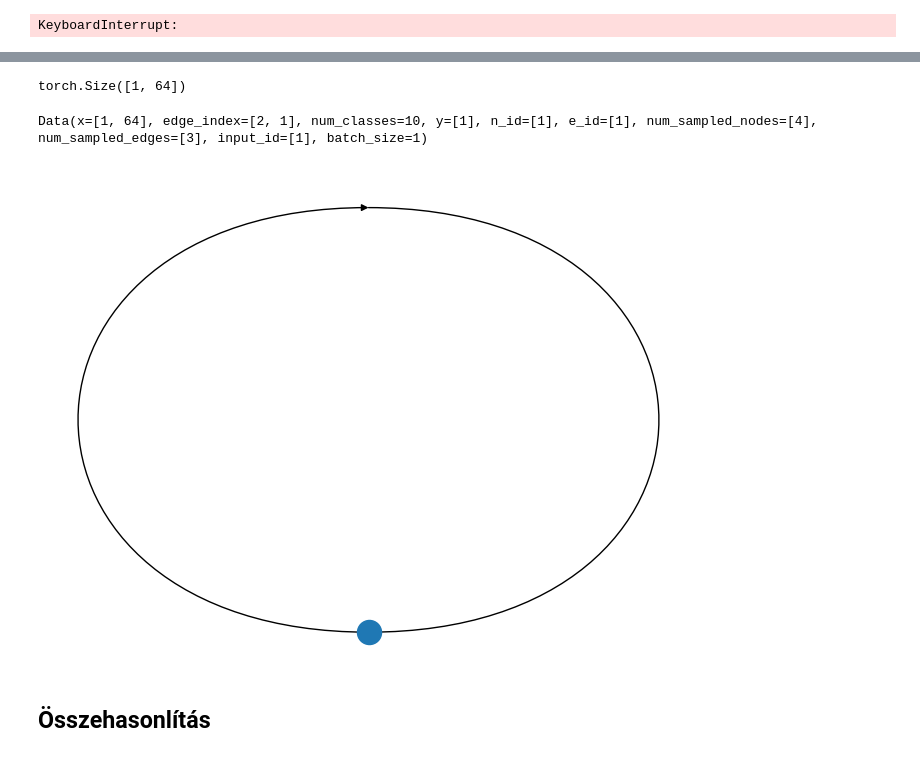
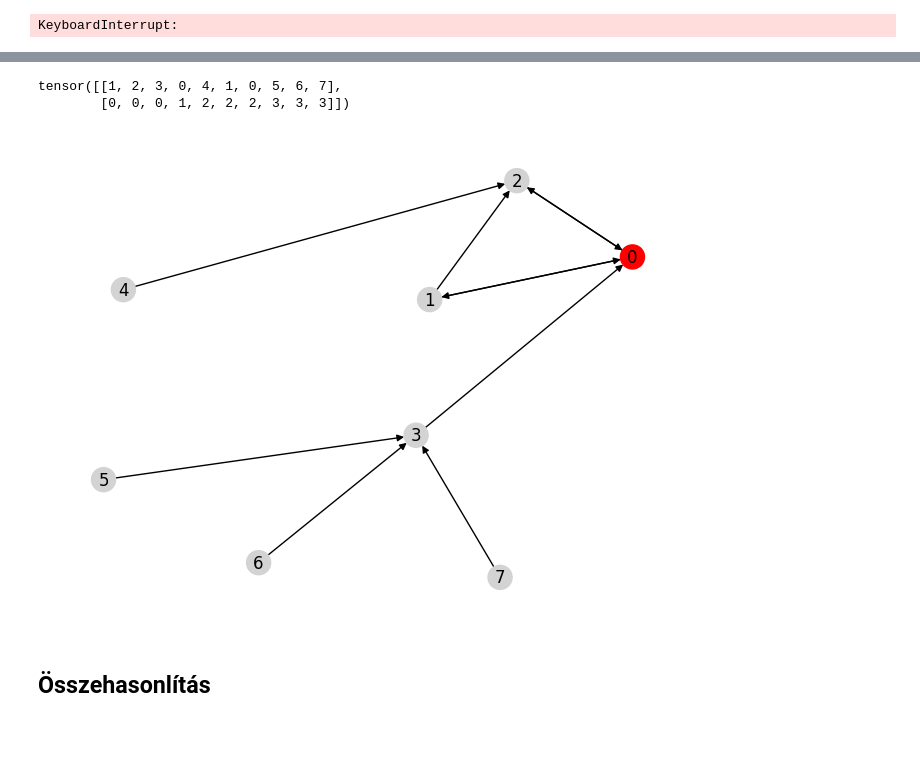
Before and after one commit to kemvagyok/GNN-Few-shot-classification, a Jupyter notebook: notebook/dipterv_notebook.ipynb, the cells around one changed output, grey strips where cells are left out. Cells and saved outputs as stored; diff of their text form; code cells hidden in the pictures.

```diff
--- a/notebook/dipterv_notebook.ipynb
+++ b/notebook/dipterv_notebook.ipynb
@@ -440,7 +440,8 @@ latens = cnn(train_test_x)
 databaseVector = faiss.IndexFlatL2(latens.shape[1])
 databaseVector.add(latens.detach().numpy())
 # Fix: Use K_neigh instead of undefined K
-top_neighbours = databaseVector.search(latens.detach().numpy(), K_neigh)[1] # Note: search returns distances and then indices
+top_neighbours = databaseVector.search(latens.detach().numpy(), K_neigh+1)[1] # Note: search returns distances and then indices
+top_neighbours = top_neighbours[:,1:]
 top_neighbours = torch.asarray(top_neighbours)
 edge_index = create_edge_index(top_neighbours)
 data = Data(x = latens, edge_index = edge_index)
@@ -454,32 +455,32 @@ for epoch in tqdm(range(epochs_max+1), ascii=True, desc=f"max_label: {max_label}
   # Fix: random.choice expects a sequence, not a tensor directly for nodes
   # Assuming we want to select a random node index
   root_node_idx = random.choice(range(data.num_nodes))
-  root = data.x[root_node_idx] # This is not how NeighborLoader expects input_nodes
 
   # NeighborLoader expects a tensor of node indices for input_nodes
   # For a single root node, it should be a tensor like torch.tensor([root_node_idx])
   loader = NeighborLoader(
         data,
         num_neighbors = [K_neigh] * K_hop,
-        input_nodes = torch.tensor([root_node_idx], device=device), # Pass a tensor of root node index
+        input_nodes = torch.tensor([root_node_idx], device=device),
         shuffle=False,
     )
-  for subgraph in loader:
-    subimages = train_test_x[subgraph.n_id] # Belső, 3.lépés
-    sublatens = cnn(subimages)# Belső, 3.lépés
-    subgraph.x = sublatens # Belső, 3.lépés
-    preds = gcn(subgraph) # Belső, 4.lépés
-    loss = F.cross_entropy(preds, subgraph.y)
-    loss.backward()
-    opt_cnn.step()
-    opt_gcn.step()
+  subgraph = next(iter(loader))
+  subimages = train_test_x[subgraph.n_id] # Belső, 3.lépés
+  sublatens = cnn(subimages)# Belső, 3.lépés
+  subgraph.x = sublatens # Belső, 3.lépés
+  preds = gcn(subgraph) # Belső, 4.lépés
+  loss = F.cross_entropy(preds, subgraph.y)
+  loss.backward()
+  opt_cnn.step()
+  opt_gcn.step()
 # %% [output]
 KeyboardInterrupt:
 # %%
+asd = np.arange(35)
 loader = NeighborLoader(
       data,
-      num_neighbors = [K_neigh] * K_hop,
-      input_nodes = torch.tensor([root_node_idx], device=device), # Pass a tensor of root node index,
-      #batch_size=32,
+      num_neighbors = [K_neigh] * 3,
+      input_nodes = torch.tensor(asd, device=device), # Pass a tensor of root node index,
+      batch_size=32,
       shuffle=False,
   )
@@ -486,7 +493,2 @@ loader = NeighborLoader(
 # %%
 import networkx as nx
-# %%
-for subgraphs in loader:
-  print(subgraphs.x.shape)
-# %% [output]
-torch.Size([1, 64])
@@ -495,12 +495,15 @@ subgraph= next(iter(loader))
 # %%
-subgraph
+subgraph.edge_index
 # %% [output]
-Data(x=[1, 64], edge_index=[2, 1], num_classes=10, y=[1], n_id=[1], e_id=[1], num_sampled_nodes=[4], num_sampled_edges=[3], input_id=[1], batch_size=1)
+tensor([[1, 2, 3, 0, 4, 1, 0, 5, 6, 7],
+        [0, 0, 0, 1, 2, 2, 2, 3, 3, 3]])
-# %%
-G = to_networkx(subgraph)
-nx.draw(G)
-# %% [output]
-[figure, removed]
+# %%
+subgraph = next(iter(loader))
+node_colors = ["red" if x ==0 else "lightgray" for x in range(subgraph.num_nodes) ]
+G = to_networkx(subgraph)
+nx.draw(G, node_color=node_colors,with_labels=True)
+# %% [output]
+[figure, added]
 # %% [markdown]
 ## Összehasonlítás
 # %%
```
Also changed, not shown: parts of 2 cells of this notebook.
